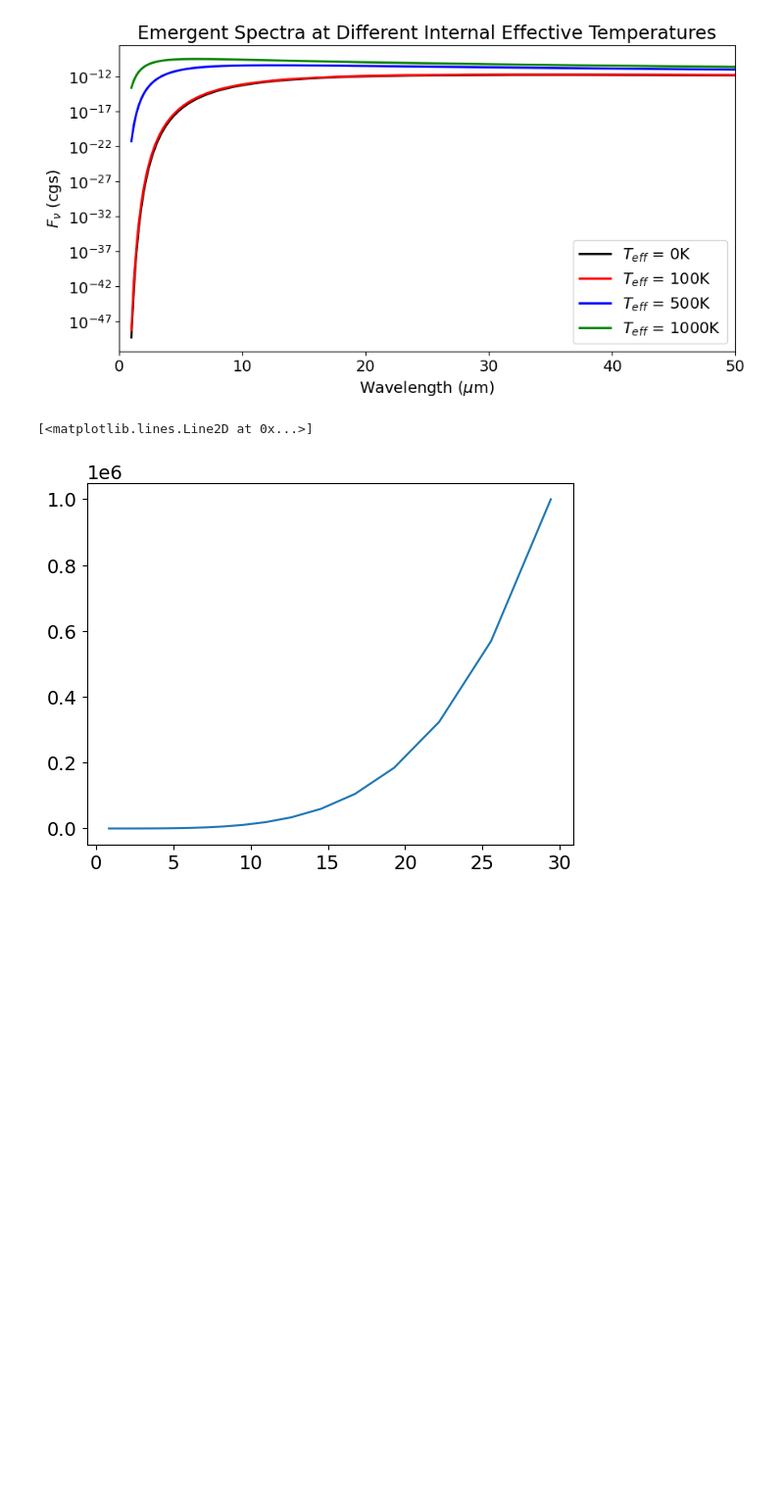
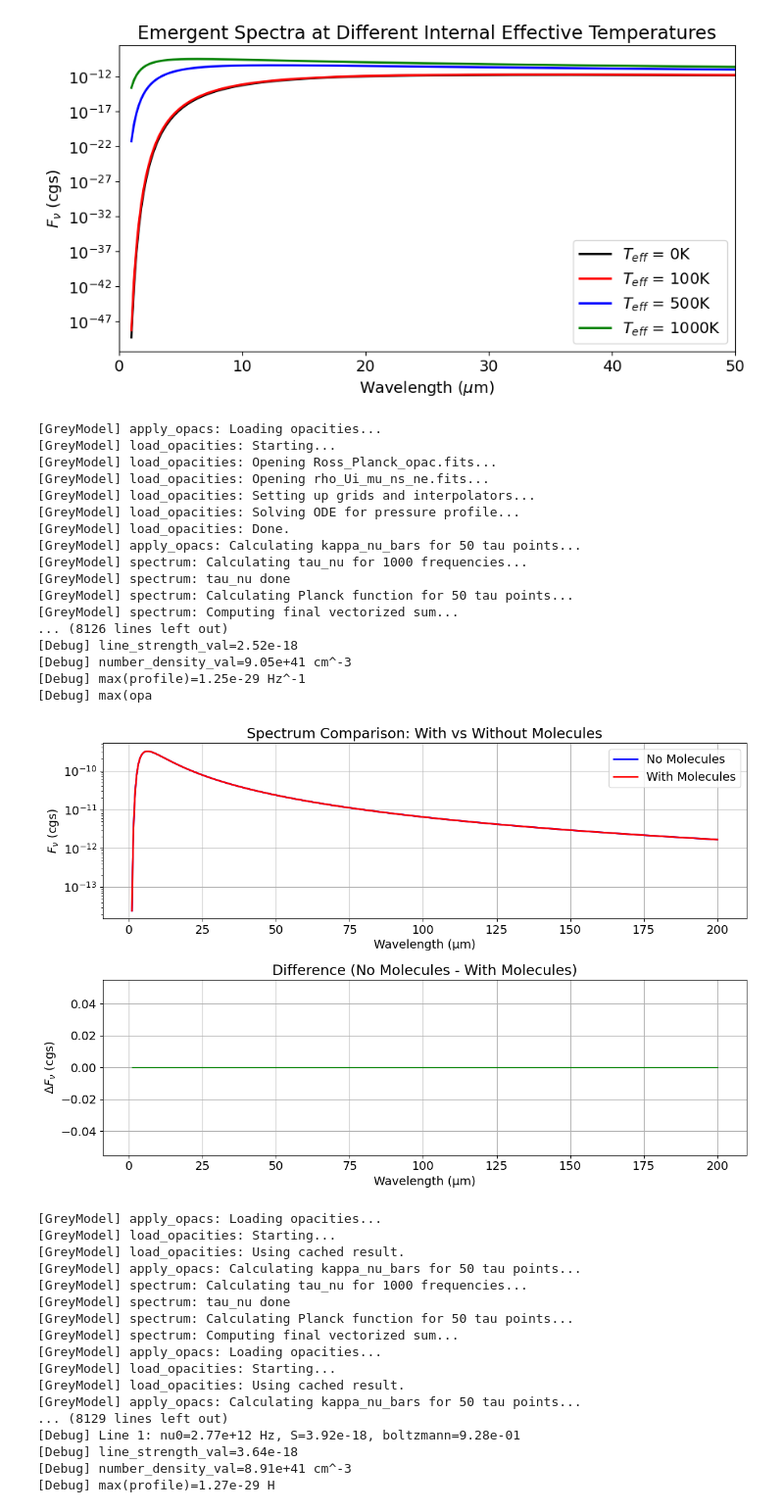
Before and after one commit to vernica-mehta/project-10, a Jupyter notebook: grey_model/make_figs.ipynb, the cells around one changed output. Shown at 98% size. Drawn from its saved outputs; the diff is of its cells as text; code cells hidden in the pictures; blank space fills up the shorter version.

Commit message:
attempting to do absorption lines

```diff
--- a/grey_model/make_figs.ipynb
+++ b/grey_model/make_figs.ipynb
@@ -104,8 +104,75 @@ for i, t in enumerate(temperatures):
 # %% [output]
 [figure]
 # %%
-model = GreyModel()
-plt.plot(model.T_tau/model.Teff, model.tau_h)
+# Replace your current cell with this debugging version
+model_no_mol = GreyModel(Teff=1000, verbose=True, include_molecules=False)
+model_with_mol = GreyModel(Teff=1000, verbose=True, include_molecules=True)
+
+w = (c.c/model_no_mol.freqs).to_value(u.um)
+
+# Plot comparison
+plt.figure(figsize=(12, 8))
+
+# Top plot: full spectrum comparison
+plt.subplot(2, 1, 1)
+plt.semilogy(w, model_no_mol.final_spectrum, 'b-', linewidth=2, label='No Molecules')
+plt.semilogy(w, model_with_mol.final_spectrum, 'r-', linewidth=2, label='With Molecules')
+plt.xlabel('Wavelength (μm)')
+plt.ylabel(r'$F_\nu$ (cgs)')
+plt.legend()
+plt.title('Spectrum Comparison: With vs Without Molecules')
+plt.grid(True)
+
+# Bottom plot: difference (to see absorption features)
+plt.subplot(2, 1, 2)
+difference = model_no_mol.final_spectrum - model_with_mol.final_spectrum
+plt.plot(w, difference, 'g-', linewidth=1)
+plt.xlabel('Wavelength (μm)')
+plt.ylabel(r'$\Delta F_\nu$ (cgs)')
+plt.title('Difference (No Molecules - With Molecules)')
+plt.grid(True)
+
+plt.tight_layout()
+plt.show()
+
+# Print some diagnostics
+print(f"Max continuum flux: {model_no_mol.final_spectrum.max():.2e}")
+print(f"Max molecular flux: {model_with_mol.final_spectrum.max():.2e}")
+print(f"Max difference: {difference.max():.2e}")
+print(f"Min difference: {difference.min():.2e}")
 # %% [output]
-[<matplotlib.lines.Line2D at 0x...>]
+[GreyModel] apply_opacs: Loading opacities...
+[GreyModel] load_opacities: Starting...
+[GreyModel] load_opacities: Opening Ross_Planck_opac.fits...
+[GreyModel] load_opacities: Opening rho_Ui_mu_ns_ne.fits...
+[GreyModel] load_opacities: Setting up grids and interpolators...
+[GreyModel] load_opacities: Solving ODE for pressure profile...
+[GreyModel] load_opacities: Done.
+[GreyModel] apply_opacs: Calculating kappa_nu_bars for 50 tau points...
+[GreyModel] spectrum: Calculating tau_nu for 1000 frequencies...
+[GreyModel] spectrum: tau_nu done
+[GreyModel] spectrum: Calculating Planck function for 50 tau points...
+[GreyModel] spectrum: Computing final vectorized sum...
+... (8126 lines left out)
+[Debug] line_strength_val=2.52e-18
+[Debug] number_density_val=9.05e+41 cm^-3
+[Debug] max(profile)=1.25e-29 Hz^-1
+[Debug] max(opa
-[figure, old version]
+[figure, new version]
+[GreyModel] apply_opacs: Loading opacities...
+[GreyModel] load_opacities: Starting...
+[GreyModel] load_opacities: Using cached result.
+[GreyModel] apply_opacs: Calculating kappa_nu_bars for 50 tau points...
+[GreyModel] spectrum: Calculating tau_nu for 1000 frequencies...
+[GreyModel] spectrum: tau_nu done
+[GreyModel] spectrum: Calculating Planck function for 50 tau points...
+[GreyModel] spectrum: Computing final vectorized sum...
+[GreyModel] apply_opacs: Loading opacities...
+[GreyModel] load_opacities: Starting...
+[GreyModel] load_opacities: Using cached result.
+[GreyModel] apply_opacs: Calculating kappa_nu_bars for 50 tau points...
+... (8129 lines left out)
+[Debug] Line 1: nu0=2.77e+12 Hz, S=3.92e-18, boltzmann=9.28e-01
+[Debug] line_strength_val=3.64e-18
+[Debug] number_density_val=8.91e+41 cm^-3
+[Debug] max(profile)=1.27e-29 H
```
Also changed, not shown: parts of 3 cells of this notebook, 7 other files.
